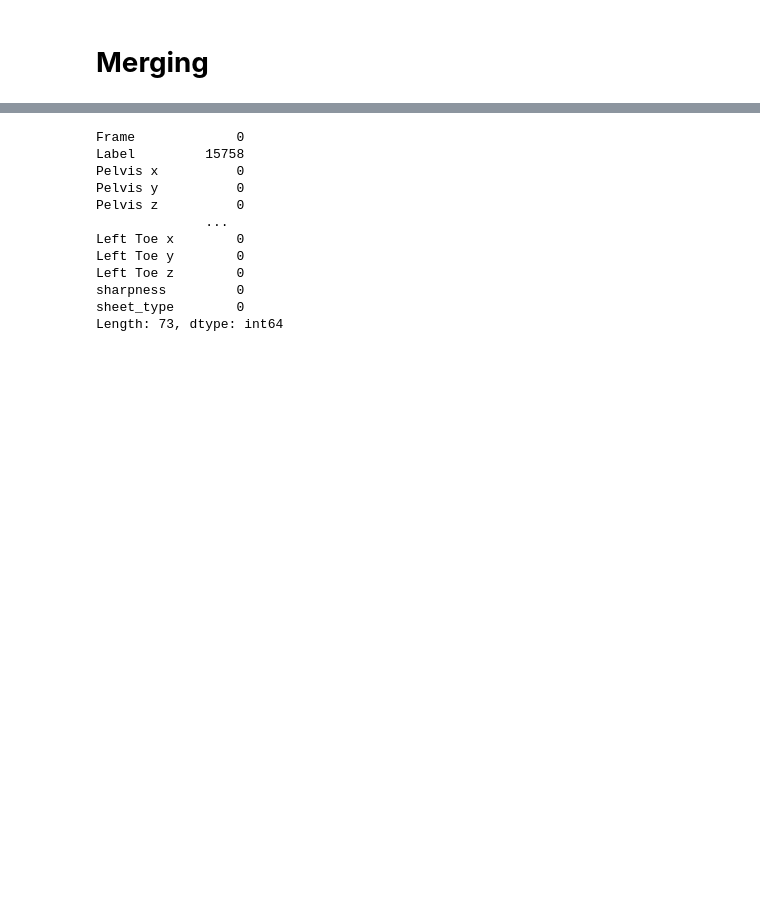
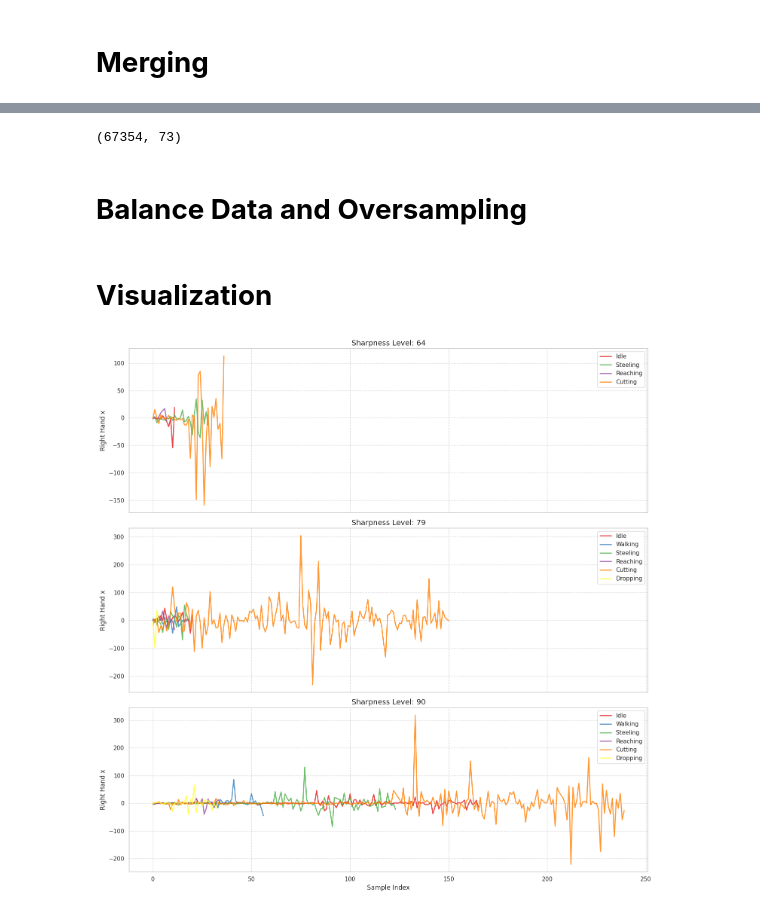
Before and after one commit to hengrvisal/knife_sharpness, a Jupyter notebook: data.ipynb, the cells around one changed output, grey strips where cells are left out. Drawn from its saved outputs; the diff is of its cells as text; code cells hidden in the pictures; blank space fills up the shorter version.

Commit message:
oversampling left to do

```diff
--- a/data.ipynb
+++ b/data.ipynb
@@ -151,16 +191,9 @@ df.head()
 5 rows × 73 columns
 # %%
-df.isna().sum()
+df.shape
 # %% [output]
-Frame             0
-Label         15758
-Pelvis x          0
-Pelvis y          0
-Pelvis z          0
-              ...
-Left Toe x        0
-Left Toe y        0
-Left Toe z        0
-sharpness         0
-sheet_type        0
-Length: 73, dtype: int64
+(67354, 73)
+# %% [markdown]
+# **Balance Data and Oversampling**
+# %% [markdown]
+# **Visualization**
@@ -166,0 +428,8 @@ Length: 73, dtype: int64
+# %%
+create_facet_plots(
+    df,
+    value_column='Right Hand x',
+    downsample_factor=70
+)
+# %% [output]
+[figure, added]
```
Also changed, not shown: parts of 29 cells of this notebook.
